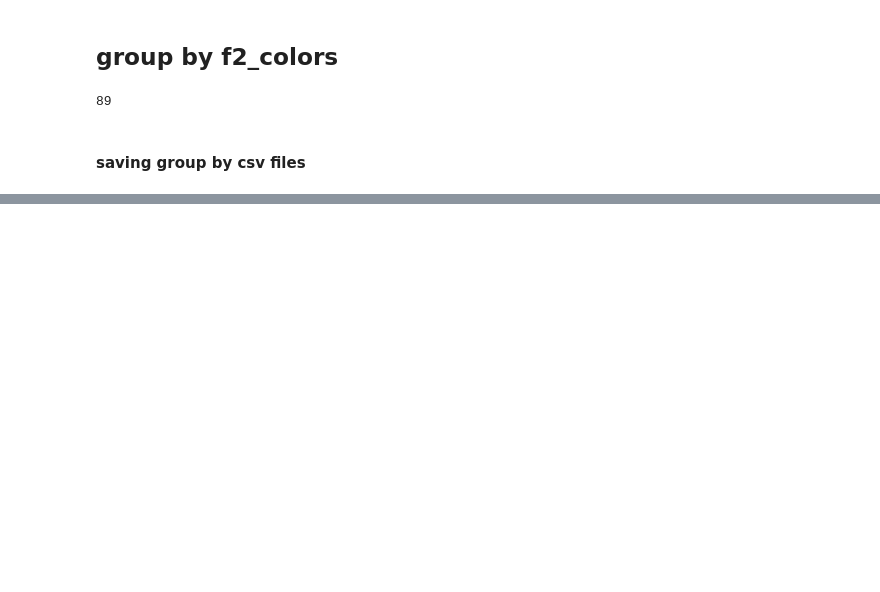
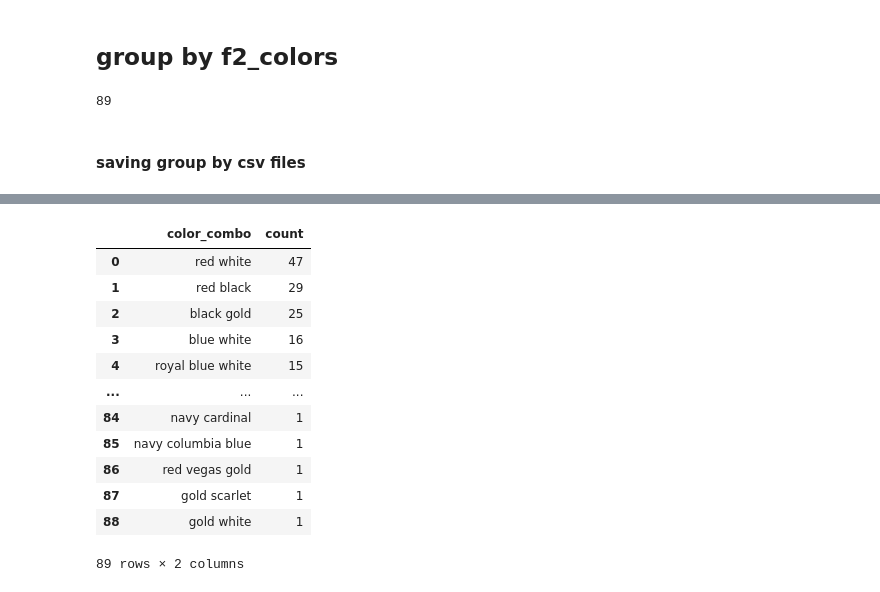
Before and after one commit to Ahnaf19/school-scraper, a Jupyter notebook: school_scraping.ipynb, the cells around one changed output, grey strips where cells are left out. Drawn from its saved outputs; the diff is of its cells as text; code cells hidden in the pictures; blank space fills up the shorter version.

```diff
--- a/school_scraping.ipynb
+++ b/school_scraping.ipynb
@@ -418,0 +455,16 @@ for color, df in grouped_dfs.items():
+# %%
+df_sorted
+# %% [output]
+|  | color_combo | count |
+| 0 | red white | 47 |
+| 1 | red black | 29 |
+| 2 | black gold | 25 |
+| 3 | blue white | 16 |
+| 4 | royal blue white | 15 |
+| ... | ... | ... |
+| 84 | navy cardinal | 1 |
+| 85 | navy columbia blue | 1 |
+| 86 | red vegas gold | 1 |
+| 87 | gold scarlet | 1 |
+| 88 | gold white | 1 |
+89 rows × 2 columns
```
Also changed, not shown: parts of 8 cells of this notebook, 1 other file.
